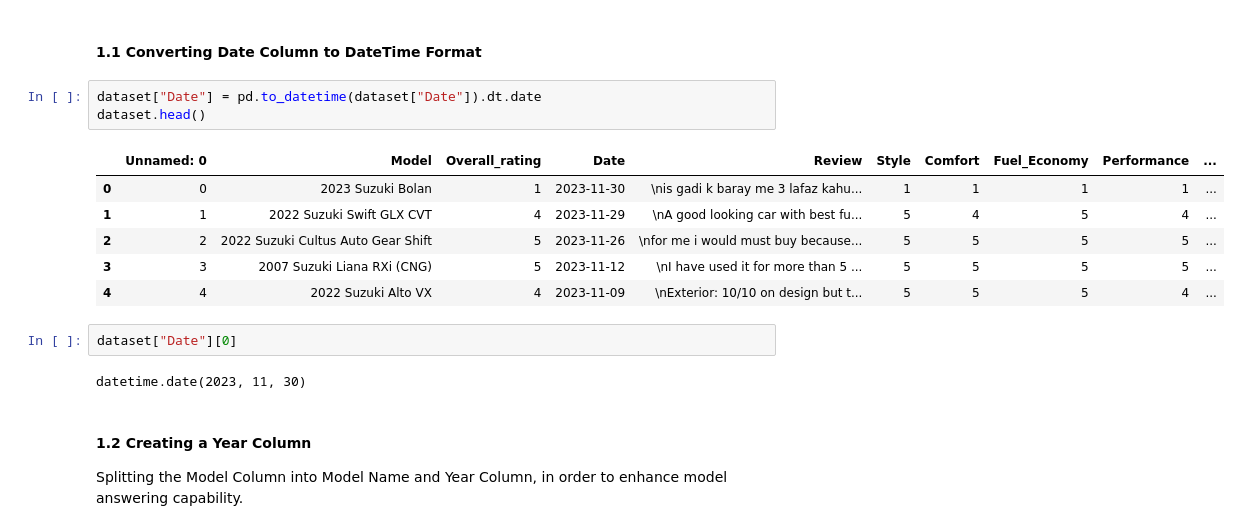
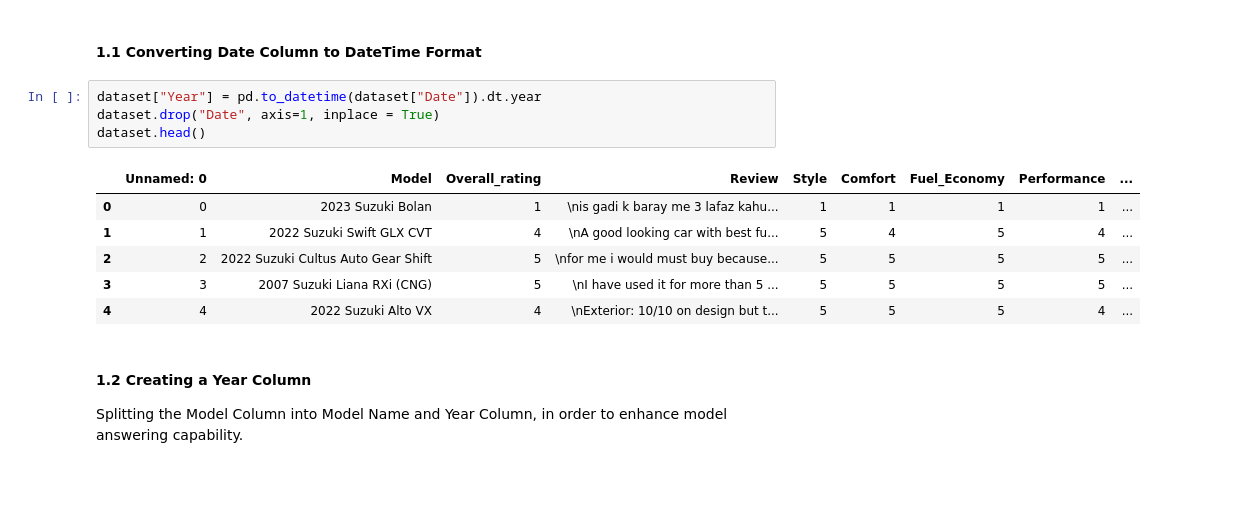
Before and after one commit to ejdogar/NLP, a Jupyter notebook: With_Sentences_RAG_Assignment_4_Ejaz_ul_Haq.ipynb, the cells around one changed output. Saved outputs shown, nothing was run; the diff lists cells and outputs as text; blank space fills up the shorter version.

```diff
--- a/With_Sentences_RAG_Assignment_4_Ejaz_ul_Haq.ipynb
+++ b/With_Sentences_RAG_Assignment_4_Ejaz_ul_Haq.ipynb
@@ -17,19 +17,16 @@ dataset.head()
 # %% [markdown]
 #### 1.1 Converting Date Column to DateTime Format
 # %%
-dataset["Date"] = pd.to_datetime(dataset["Date"]).dt.date
+dataset["Year"] = pd.to_datetime(dataset["Date"]).dt.year
+dataset.drop("Date", axis=1, inplace = True)
 dataset.head()
 # %% [output]
-|  | Unnamed: 0 | Model | Overall_rating | Date | Review | Style | Comfort | Fuel_Economy | Performance | ... |
-| 0 | 0 | 2023 Suzuki Bolan | 1 | 2023-11-30 | \nis gadi k baray me 3 lafaz kahu... | 1 | 1 | 1 | 1 | ... |
-| 1 | 1 | 2022 Suzuki Swift GLX CVT | 4 | 2023-11-29 | \nA good looking car with best fu... | 5 | 4 | 5 | 4 | ... |
-| 2 | 2 | 2022 Suzuki Cultus Auto Gear Shift | 5 | 2023-11-26 | \nfor me i would must buy because... | 5 | 5 | 5 | 5 | ... |
-| 3 | 3 | 2007 Suzuki Liana RXi (CNG) | 5 | 2023-11-12 | \nI have used it for more than 5 ... | 5 | 5 | 5 | 5 | ... |
-| 4 | 4 | 2022 Suzuki Alto VX | 4 | 2023-11-09 | \nExterior: 10/10 on design but t... | 5 | 5 | 5 | 4 | ... |
+|  | Unnamed: 0 | Model | Overall_rating | Review | Style | Comfort | Fuel_Economy | Performance | ... |
+| 0 | 0 | 2023 Suzuki Bolan | 1 | \nis gadi k baray me 3 lafaz kahu... | 1 | 1 | 1 | 1 | ... |
+| 1 | 1 | 2022 Suzuki Swift GLX CVT | 4 | \nA good looking car with best fu... | 5 | 4 | 5 | 4 | ... |
+| 2 | 2 | 2022 Suzuki Cultus Auto Gear Shift | 5 | \nfor me i would must buy because... | 5 | 5 | 5 | 5 | ... |
+| 3 | 3 | 2007 Suzuki Liana RXi (CNG) | 5 | \nI have used it for more than 5 ... | 5 | 5 | 5 | 5 | ... |
+| 4 | 4 | 2022 Suzuki Alto VX | 4 | \nExterior: 10/10 on design but t... | 5 | 5 | 5 | 4 | ... |
-# %%
-dataset["Date"][0]
-# %% [output]
-datetime.date(2023, 11, 30)
 # %% [markdown]
 #### 1.2 Creating a Year Column
 Splitting the Model Column into Model Name and Year Column, in order to enhance model answering capability.
```
Also changed, not shown: parts of 21 cells of this notebook.
